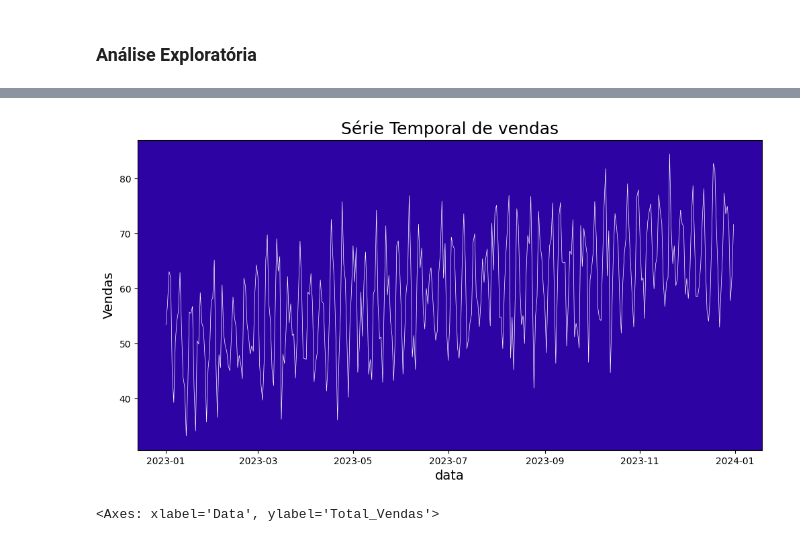
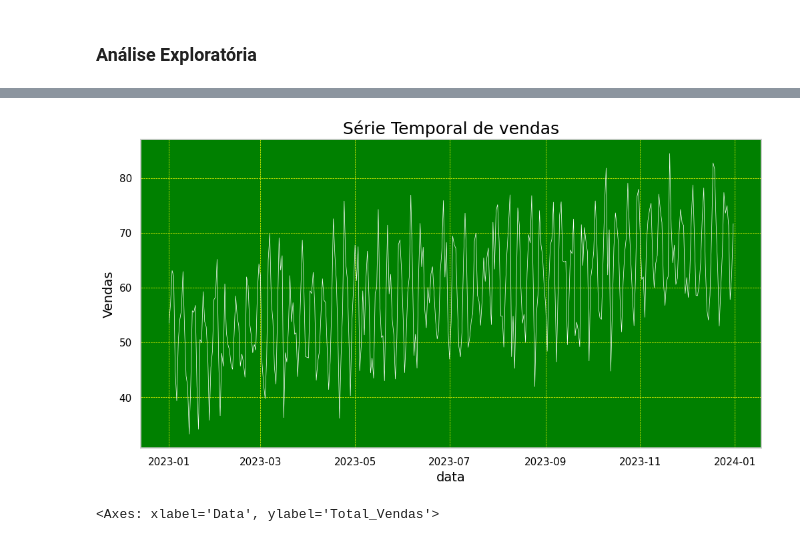
Before and after one commit to AllvMjr/dsa, a Jupyter notebook: cap16/series_temporais.ipynb, the cells around one changed output, grey strips where cells are left out. Drawn from its saved outputs; the diff is of its cells as text; code cells hidden in the pictures.

```diff
--- a/cap16/series_temporais.ipynb
+++ b/cap16/series_temporais.ipynb
@@ -106,26 +162,26 @@ TypeError: 'bool' object is not callable
 # %%
 # Cria um gŕafico da série temporal (com formatação)
 
 # Cria o gráfico da série temporal com layout de contrast
 plt.figure(figsize = (12, 6))
 plt.plot(serie_temporal, color = 'white', linewidth = 0.5)
 
 # configurarar as cores e estilo do gráfico
-plt.gca().set_facecolor('#2e03a3')
-#plt.grid(True, color = 'yellow', linestyle = '__', linewidht = 0.5)
+plt.gca().set_facecolor('green')
+plt.grid(color = 'yellow', linestyle = '--', linewidth = 0.5)
 
 # configurar rótulos dos eixoa título e legenda
 plt.xlabel('data', color = 'black', fontsize = 14)
 plt.ylabel('Vendas', color = 'black', fontsize = 14)
 plt.title('Série Temporal de vendas', color = 'black', fontsize = 18)
 
 #configurar as cores dos eixos dos ticks (Marcadores)
 plt.tick_params(axis = 'x', colors = 'black')
 plt.tick_params(axis = 'y', colors = 'black')
 
 plt.show()
 # %% [output]
-[figure, old version]
+[figure, new version]
 # %%
 
 sns.set_theme(style="whitegrid")
```
Also changed, not shown: parts of 23 cells of this notebook.
